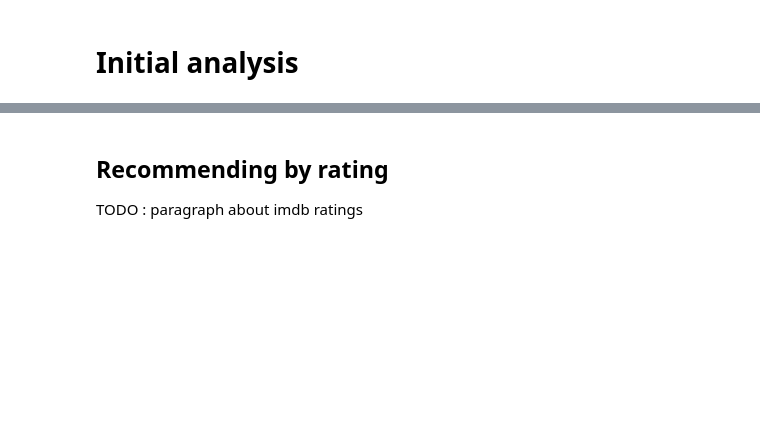
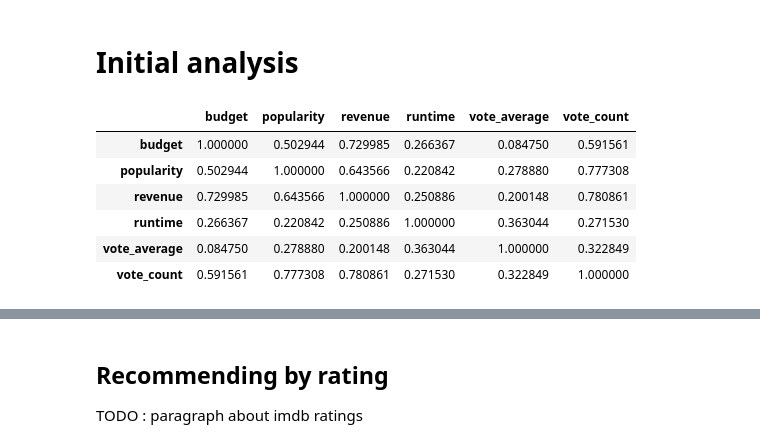
Before and after one commit to Ellana42/projet_info, a Jupyter notebook: rating_movies.ipynb, the cells around one changed output, grey strips where cells are left out. Drawn from its saved outputs; the diff is of its cells as text; code cells hidden in the pictures; blank space fills up the shorter version.

```diff
--- a/rating_movies.ipynb
+++ b/rating_movies.ipynb
@@ -237,0 +242,10 @@ Now we need to consider all the 'list' missing values. Those are more difficult
+# %%
+data.corr()
+# %% [output]
+|  | budget | popularity | revenue | runtime | vote_average | vote_count |
+| budget | 1.000000 | 0.502944 | 0.729985 | 0.266367 | 0.084750 | 0.591561 |
+| popularity | 0.502944 | 1.000000 | 0.643566 | 0.220842 | 0.278880 | 0.777308 |
+| revenue | 0.729985 | 0.643566 | 1.000000 | 0.250886 | 0.200148 | 0.780861 |
+| runtime | 0.266367 | 0.220842 | 0.250886 | 1.000000 | 0.363044 | 0.271530 |
+| vote_average | 0.084750 | 0.278880 | 0.200148 | 0.363044 | 1.000000 | 0.322849 |
+| vote_count | 0.591561 | 0.777308 | 0.780861 | 0.271530 | 0.322849 | 1.000000 |
```
Also changed, not shown: parts of 7 cells of this notebook.
